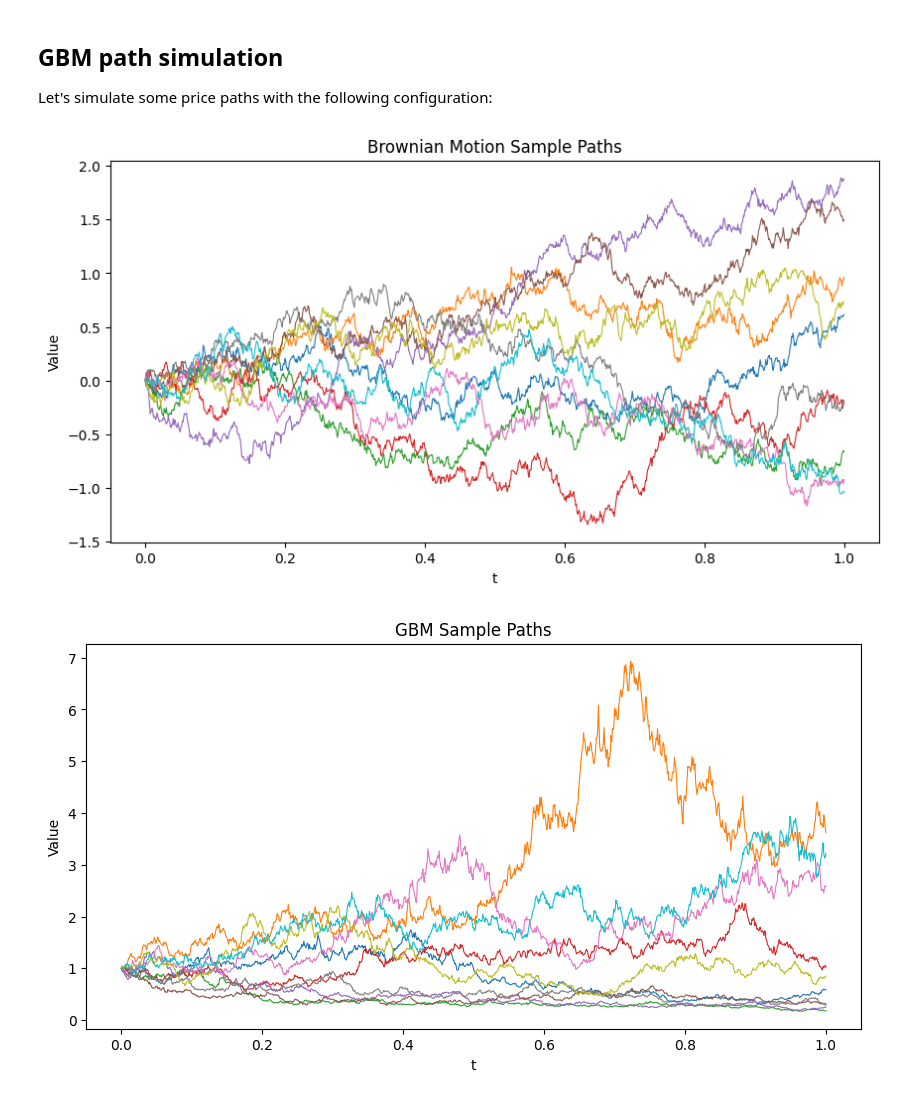
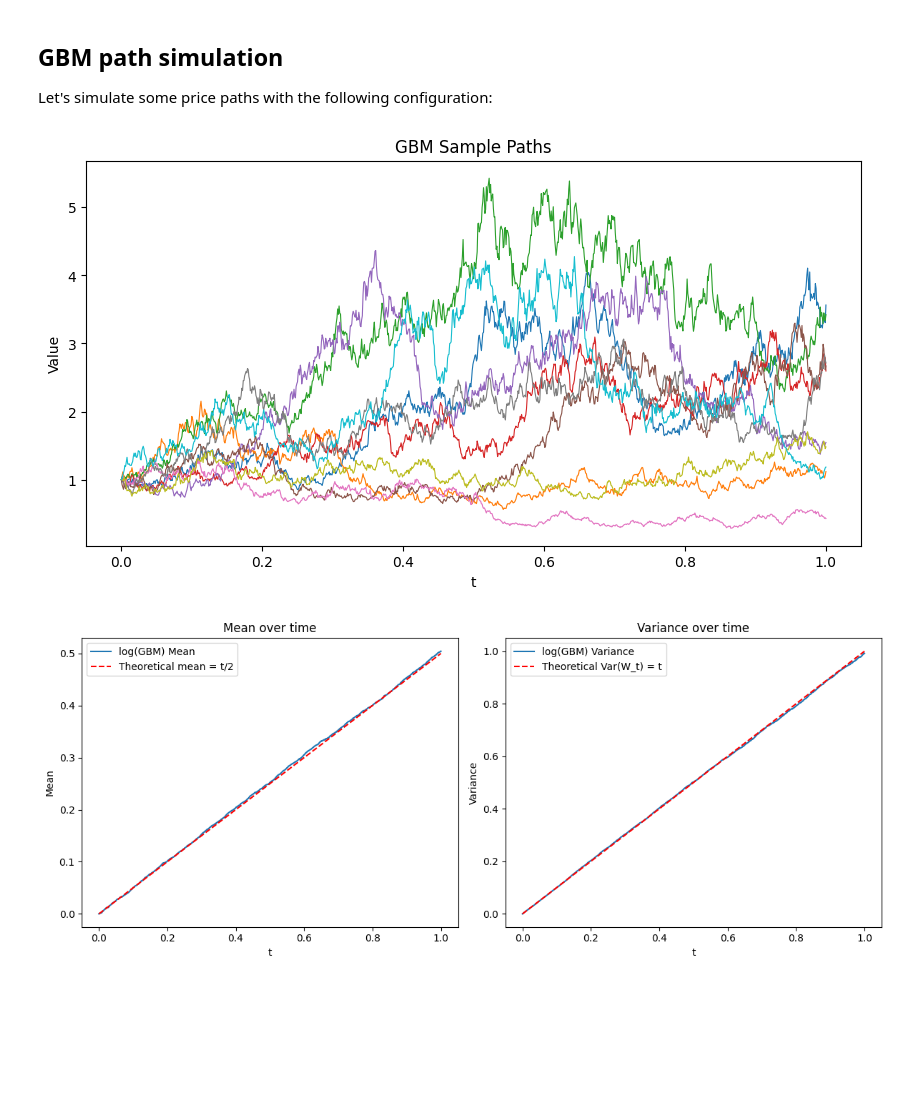
Before and after one commit to willemk-stack/option-pricing-library, a Jupyter notebook: notebooks/02_gbm_and_logreturns.ipynb, the cells around one changed output. Saved outputs shown, nothing was run; the diff lists cells and outputs as text; code cells hidden in the pictures; blank space fills up the shorter version.

```diff
--- a/notebooks/02_gbm_and_logreturns.ipynb
+++ b/notebooks/02_gbm_and_logreturns.ipynb
@@ -50,40 +57,35 @@ S0 = 1.0 # Start val
 # %%
 # --- Simulate BM and GBM ---
-BM_paths = sim_brownian(n_paths, steps, dt)
-GBM_paths, GBM_BM = sim_gbm(n_paths, steps, dt, mu=mu, sigma=sigma, S0=S0)
+BM_t, BM_paths = sim_brownian(n_paths, T, dt)
+GBM_t, GBM_paths = sim_gbm(n_paths, T, dt, mu=mu, sigma=sigma, S0=S0)
 
 # --- Plot some sample paths ---
-plot_sample_paths(t, BM_paths, n_plot=10, title="Brownian Motion Sample Paths")
-plot_sample_paths(t, GBM_paths, n_plot=10, title="GBM Sample Paths")
+plot_sample_paths(GBM_t, GBM_paths, n_plot=10, title="GBM Sample Paths")
 
 # --- Compare statistics: mean and variance ---
-mean_BM = np.mean(BM_paths, axis=0)
-var_BM = np.var(BM_paths, axis=0, ddof=0)
-
 mean_GBM_log = np.mean(np.log(GBM_paths), axis=0)
 var_GBM_log = np.var(np.log(GBM_paths), axis=0, ddof=0)
 
-# Plot mean over time
-plt.figure(figsize=(10,5))
-plt.plot(t, mean_BM, label="BM Mean")
-plt.plot(t, mean_GBM_log, label="log(GBM) Mean")
-plt.hlines(0, 0, T, colors='r', linestyles='--', label="Theoretical mean=0")
-plt.title("Mean over time")
-plt.xlabel("t")
-plt.ylabel("Mean")
-plt.legend()
+fig, axes = plt.subplots(1, 2, figsize=(12, 5), sharex=True)
+
+# Mean over time
+axes[0].plot(GBM_t, mean_GBM_log, label="log(GBM) Mean")
+axes[0].plot(GBM_t, GBM_t/2, color='r', linestyle='--', label="Theoretical mean = t/2")
+axes[0].set_title("Mean over time")
+axes[0].set_xlabel("t")
+axes[0].set_ylabel("Mean")
+axes[0].legend()
+
+# Variance over time
+axes[1].plot(GBM_t, var_GBM_log, label="log(GBM) Variance")
+axes[1].plot(GBM_t, GBM_t, 'r--', label="Theoretical Var(W_t) = t")
+axes[1].set_title("Variance over time")
+axes[1].set_xlabel("t")
+axes[1].set_ylabel("Variance")
+axes[1].legend()
+
+plt.tight_layout()
 plt.show()
-
-# Plot variance over time
-plt.figure(figsize=(10,5))
-plt.plot(t, var_BM, label="BM Variance")
-plt.plot(t, var_GBM_log, label="log(GBM) Variance")
-plt.plot(t, t, 'r--', label="Theoretical Var(W_t)=t")
-plt.title("Variance over time")
-plt.xlabel("t")
-plt.ylabel("Variance")
-plt.legend()
-plt.show()
 # %% [output]
-[figure, old version]
+[figure, new version]
-[figure, old version]
+[figure, new version]
```
Also changed, not shown: parts of 16 cells of this notebook, 2 other files.
